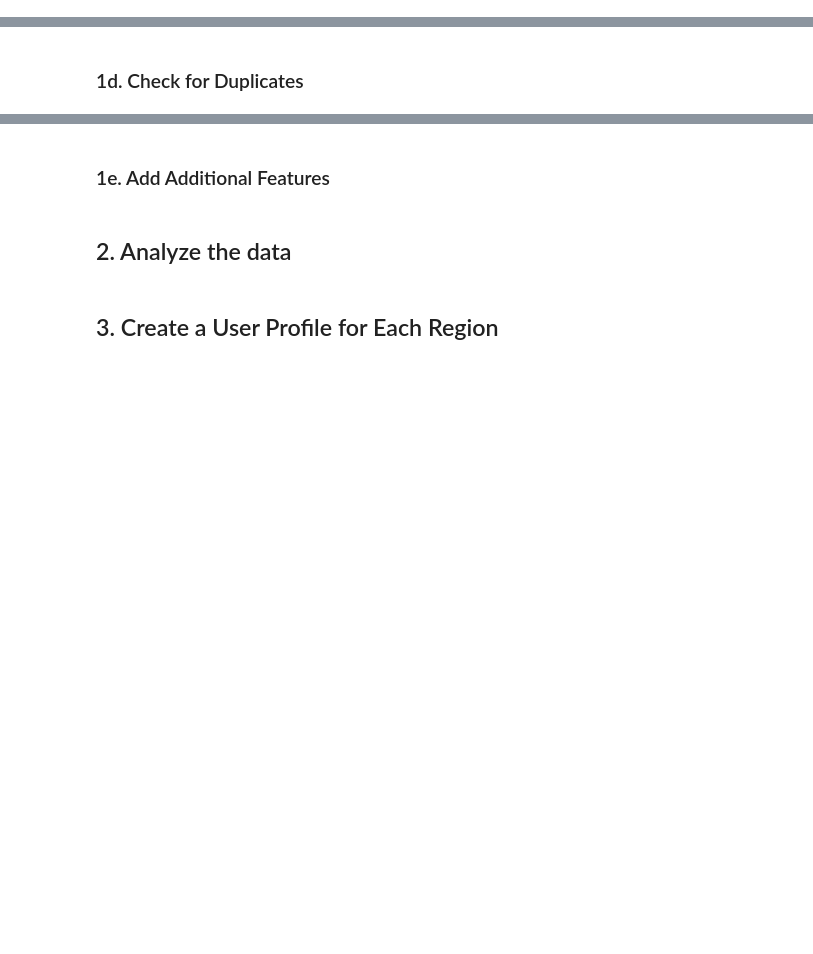
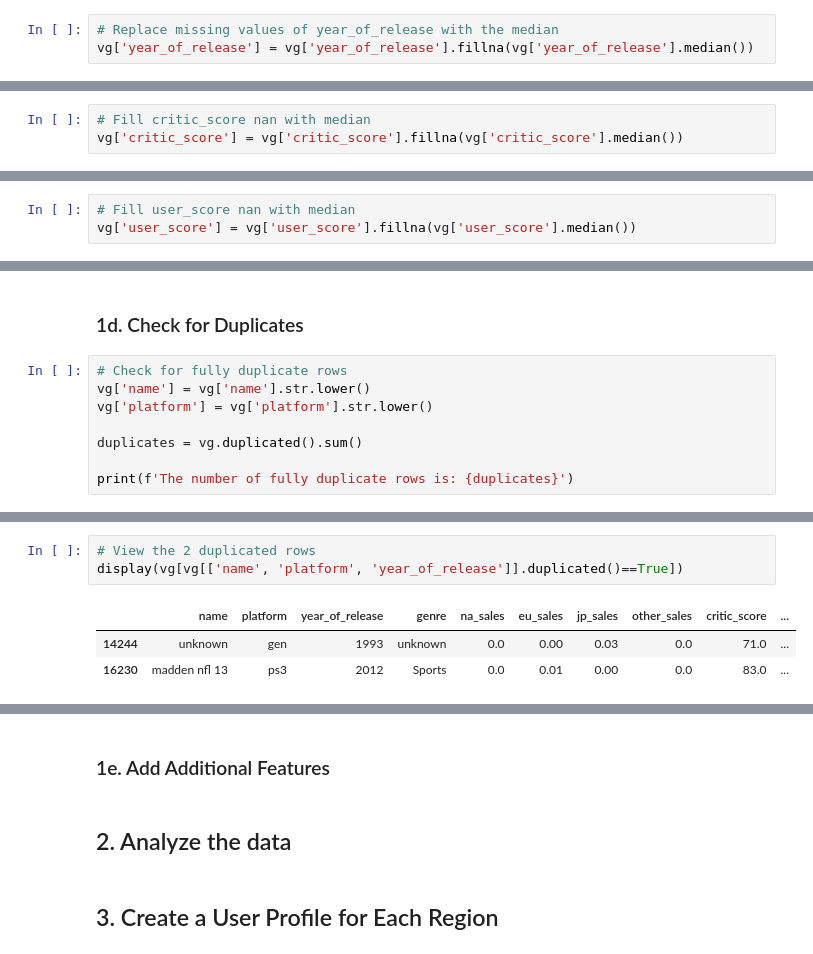
Before and after one commit to kellyshreeve/Forecasting-Global-Video-Game-Preference, a Jupyter notebook: Data Analysis.ipynb, the cells around one changed output, grey strips where cells are left out. Cells and saved outputs as stored; diff of their text form; blank space fills up the shorter version.

Commit message:
Missing values and duplicates

```diff
--- a/Data Analysis.ipynb
+++ b/Data Analysis.ipynb
@@ -167,0 +238,3 @@ There are user_scores present for other instances of jp_sales close to zero. It
+# %%
+# Replace missing values of year_of_release with the median
+vg['year_of_release'] = vg['year_of_release'].fillna(vg['year_of_release'].median())
@@ -167,0 +253,3 @@ There are user_scores present for other instances of jp_sales close to zero. It
+# %%
+# Fill critic_score nan with median
+vg['critic_score'] = vg['critic_score'].fillna(vg['critic_score'].median())
@@ -167,0 +268,3 @@ There are user_scores present for other instances of jp_sales close to zero. It
+# %%
+# Fill user_score nan with median
+vg['user_score'] = vg['user_score'].fillna(vg['user_score'].median())
@@ -168,2 +289,10 @@ There are user_scores present for other instances of jp_sales close to zero. It
 # %% [markdown]
 ### 1d. Check for Duplicates
+# %%
+# Check for fully duplicate rows
+vg['name'] = vg['name'].str.lower()
+vg['platform'] = vg['platform'].str.lower()
+
+duplicates = vg.duplicated().sum()
+
+print(f'The number of fully duplicate rows is: {duplicates}')
@@ -169,0 +308,7 @@ There are user_scores present for other instances of jp_sales close to zero. It
+# %%
+# View the 2 duplicated rows
+display(vg[vg[['name', 'platform', 'year_of_release']].duplicated()==True])
+# %% [output]
+|  | name | platform | year_of_release | genre | na_sales | eu_sales | jp_sales | other_sales | critic_score | ... |
+| 14244 | unknown | gen | 1993 | unknown | 0.0 | 0.00 | 0.03 | 0.0 | 71.0 | ... |
+| 16230 | madden nfl 13 | ps3 | 2012 | Sports | 0.0 | 0.01 | 0.00 | 0.0 | 83.0 | ... |
```
Also changed, not shown: parts of 32 cells of this notebook.
